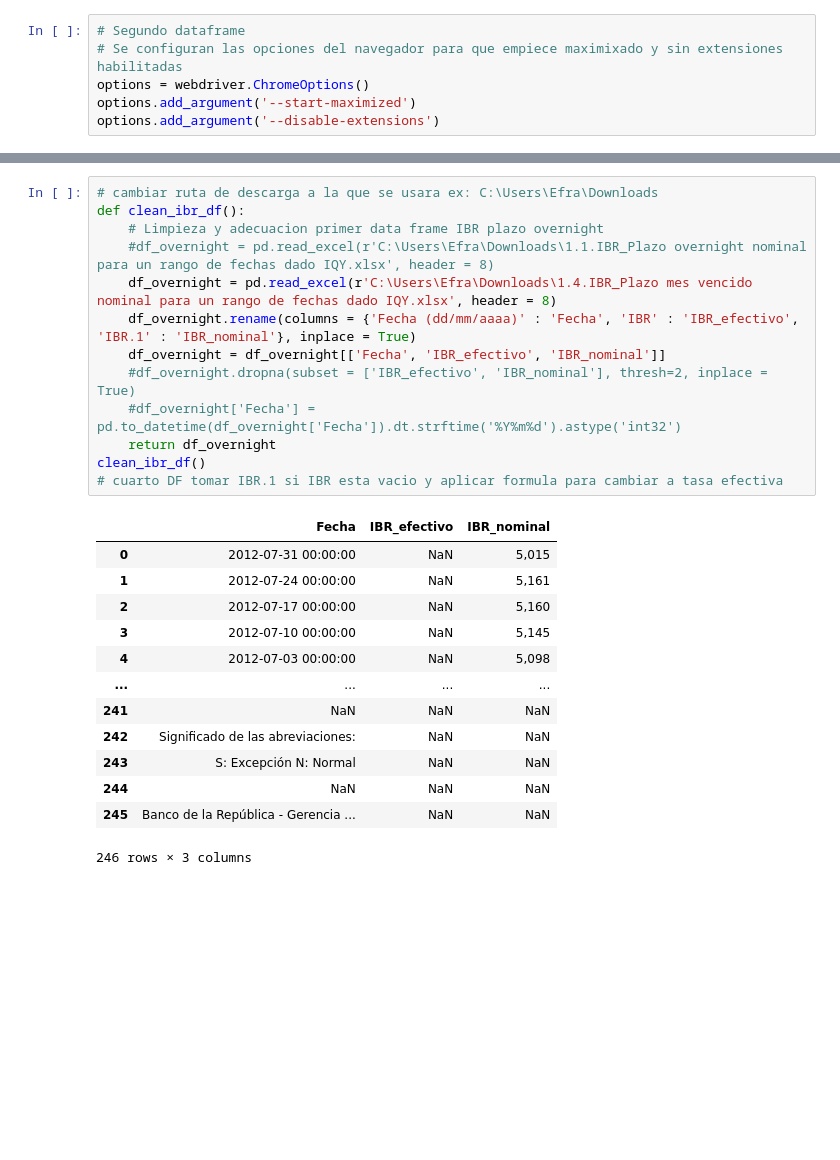
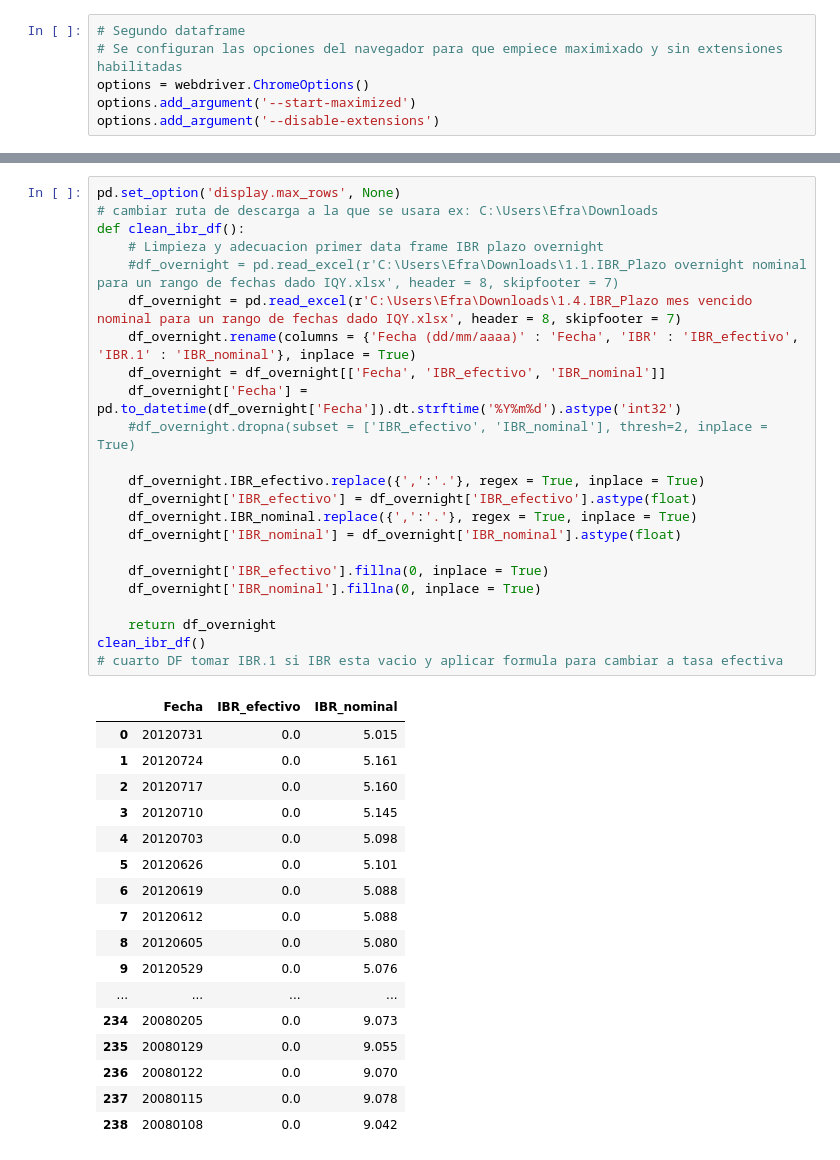
Before and after one commit to egonza21/proyecto_derivados, a Jupyter notebook: proyecto_derivados.ipynb, the cells around one changed output, grey strips where cells are left out. Drawn from its saved outputs; the diff is of its cells as text; blank space fills up the shorter version.

Commit message:
Funcion que limpia dataframes

```diff
--- a/proyecto_derivados.ipynb
+++ b/proyecto_derivados.ipynb
@@ -205,31 +209,45 @@ clean_ibr_df()
 10 rows × 23 columns
 # %%
+pd.set_option('display.max_rows', None)
 # cambiar ruta de descarga a la que se usara ex: C:\Users\Efra\Downloads
 def clean_ibr_df():
     # Limpieza y adecuacion primer data frame IBR plazo overnight
-    #df_overnight = pd.read_excel(r'C:\Users\Efra\Downloads\1.1.IBR_Plazo overnight nominal para un rango de fechas dado IQY.xlsx', header = 8)
-    df_overnight = pd.read_excel(r'C:\Users\Efra\Downloads\1.4.IBR_Plazo mes vencido nominal para un rango de fechas dado IQY.xlsx', header = 8)
+    #df_overnight = pd.read_excel(r'C:\Users\Efra\Downloads\1.1.IBR_Plazo overnight nominal para un rango de fechas dado IQY.xlsx', header = 8, skipfooter = 7)
+    df_overnight = pd.read_excel(r'C:\Users\Efra\Downloads\1.4.IBR_Plazo mes vencido nominal para un rango de fechas dado IQY.xlsx', header = 8, skipfooter = 7)
     df_overnight.rename(columns = {'Fecha (dd/mm/aaaa)' : 'Fecha', 'IBR' : 'IBR_efectivo', 'IBR.1' : 'IBR_nominal'}, inplace = True)
     df_overnight = df_overnight[['Fecha', 'IBR_efectivo', 'IBR_nominal']]
+    df_overnight['Fecha'] = pd.to_datetime(df_overnight['Fecha']).dt.strftime('%Y%m%d').astype('int32')
     #df_overnight.dropna(subset = ['IBR_efectivo', 'IBR_nominal'], thresh=2, inplace = True)
-    #df_overnight['Fecha'] = pd.to_datetime(df_overnight['Fecha']).dt.strftime('%Y%m%d').astype('int32')
+
+    df_overnight.IBR_efectivo.replace({',':'.'}, regex = True, inplace = True)
+    df_overnight['IBR_efectivo'] = df_overnight['IBR_efectivo'].astype(float)
+    df_overnight.IBR_nominal.replace({',':'.'}, regex = True, inplace = True)
+    df_overnight['IBR_nominal'] = df_overnight['IBR_nominal'].astype(float)
+
+    df_overnight['IBR_efectivo'].fillna(0, inplace = True)
+    df_overnight['IBR_nominal'].fillna(0, inplace = True)
+
     return df_overnight
 clean_ibr_df()
 # cuarto DF tomar IBR.1 si IBR esta vacio y aplicar formula para cambiar a tasa efectiva
 # %% [output]
 |  | Fecha | IBR_efectivo | IBR_nominal |
-| 0 | 2012-07-31 00:00:00 | NaN | 5,015 |
-| 1 | 2012-07-24 00:00:00 | NaN | 5,161 |
-| 2 | 2012-07-17 00:00:00 | NaN | 5,160 |
-| 3 | 2012-07-10 00:00:00 | NaN | 5,145 |
-| 4 | 2012-07-03 00:00:00 | NaN | 5,098 |
+| 0 | 20120731 | 0.0 | 5.015 |
+| 1 | 20120724 | 0.0 | 5.161 |
+| 2 | 20120717 | 0.0 | 5.160 |
+| 3 | 20120710 | 0.0 | 5.145 |
+| 4 | 20120703 | 0.0 | 5.098 |
+| 5 | 20120626 | 0.0 | 5.101 |
+| 6 | 20120619 | 0.0 | 5.088 |
+| 7 | 20120612 | 0.0 | 5.088 |
+| 8 | 20120605 | 0.0 | 5.080 |
+| 9 | 20120529 | 0.0 | 5.076 |
 | ... | ... | ... | ... |
-| 241 | NaN | NaN | NaN |
-| 242 | Significado de las abreviaciones: | NaN | NaN |
-| 243 | S: Excepción N: Normal | NaN | NaN |
-| 244 | NaN | NaN | NaN |
-| 245 | Banco de la República - Gerencia ... | NaN | NaN |
+| 234 | 20080205 | 0.0 | 9.073 |
+| 235 | 20080129 | 0.0 | 9.055 |
+| 236 | 20080122 | 0.0 | 9.070 |
+| 237 | 20080115 | 0.0 | 9.078 |
+| 238 | 20080108 | 0.0 | 9.042 |
-246 rows × 3 columns
 # %%
 r = clean_ibr_df()
 r.dtypes
```
Also changed, not shown: parts of 7 cells of this notebook.
